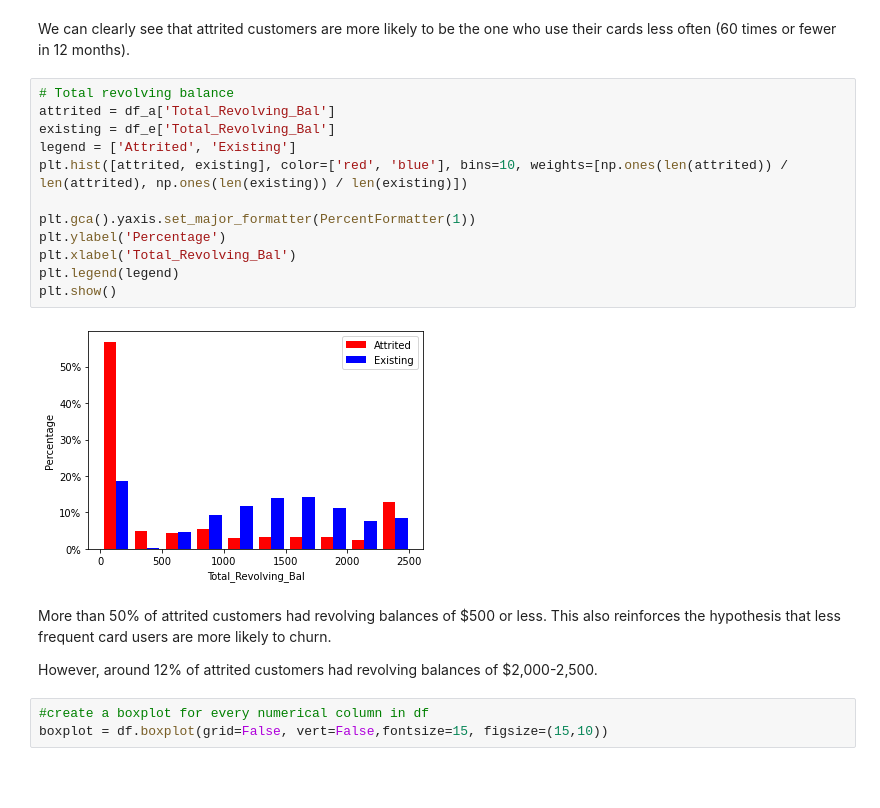
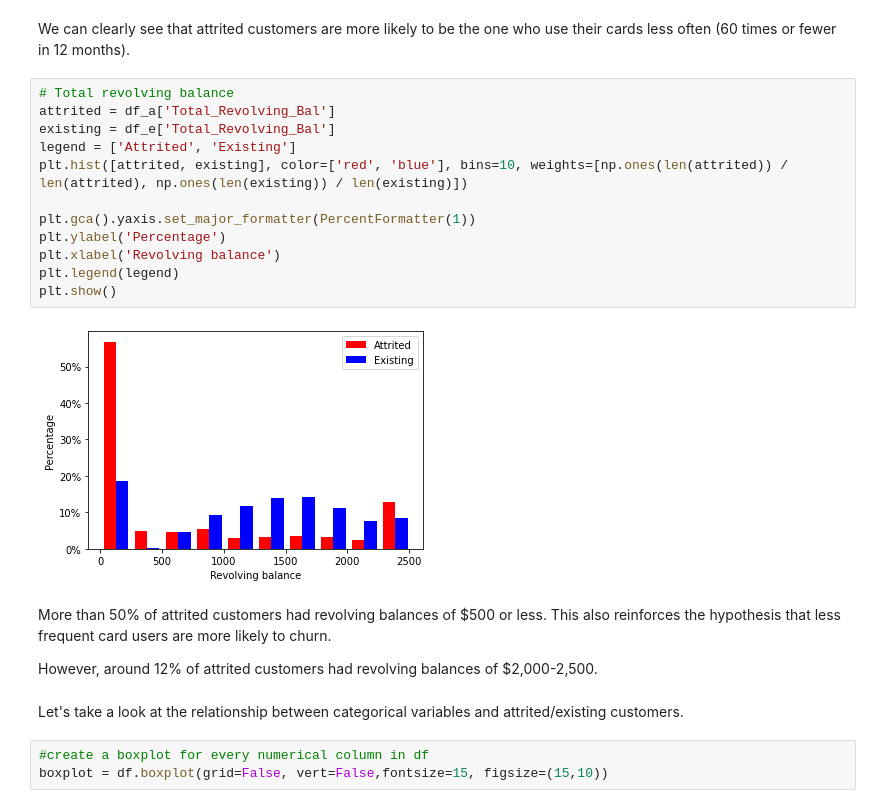
Before and after one commit to elpea74/CapstoneTwo, a Jupyter notebook: Capstone 2 EDA.ipynb, the cells around one changed output. Drawn from its saved outputs; the diff is of its cells as text; blank space fills up the shorter version.

```diff
--- a/Capstone 2 EDA.ipynb
+++ b/Capstone 2 EDA.ipynb
@@ -199,21 +200,23 @@ We can clearly see that attrited customers are more likely to be the one who use
 # %%
 # Total revolving balance
 attrited = df_a['Total_Revolving_Bal']
 existing = df_e['Total_Revolving_Bal']
 legend = ['Attrited', 'Existing']
 plt.hist([attrited, existing], color=['red', 'blue'], bins=10, weights=[np.ones(len(attrited)) / len(attrited), np.ones(len(existing)) / len(existing)])
 
 plt.gca().yaxis.set_major_formatter(PercentFormatter(1))
 plt.ylabel('Percentage')
-plt.xlabel('Total_Revolving_Bal')
+plt.xlabel('Revolving balance')
 plt.legend(legend)
 plt.show()
 # %% [output]
-[figure, old version]
+[figure, new version]
 # %% [markdown]
 More than 50% of attrited customers had revolving balances of $500 or less. This also reinforces the hypothesis that less frequent card users are more likely to churn.
 
 However, around 12% of attrited customers had revolving balances of $2,000-2,500.
+# %% [markdown]
+Let's take a look at the relationship between categorical variables and attrited/existing customers.
 # %%
 #create a boxplot for every numerical column in df
 boxplot = df.boxplot(grid=False, vert=False,fontsize=15, figsize=(15,10))
```
Also changed, not shown: parts of 3 cells of this notebook.
